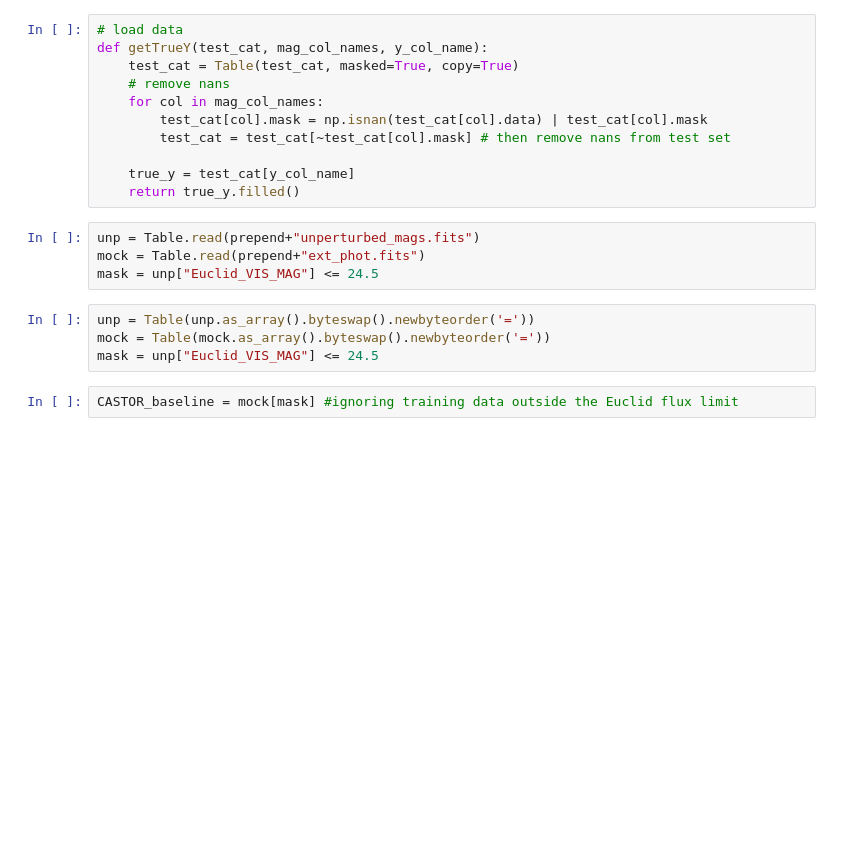
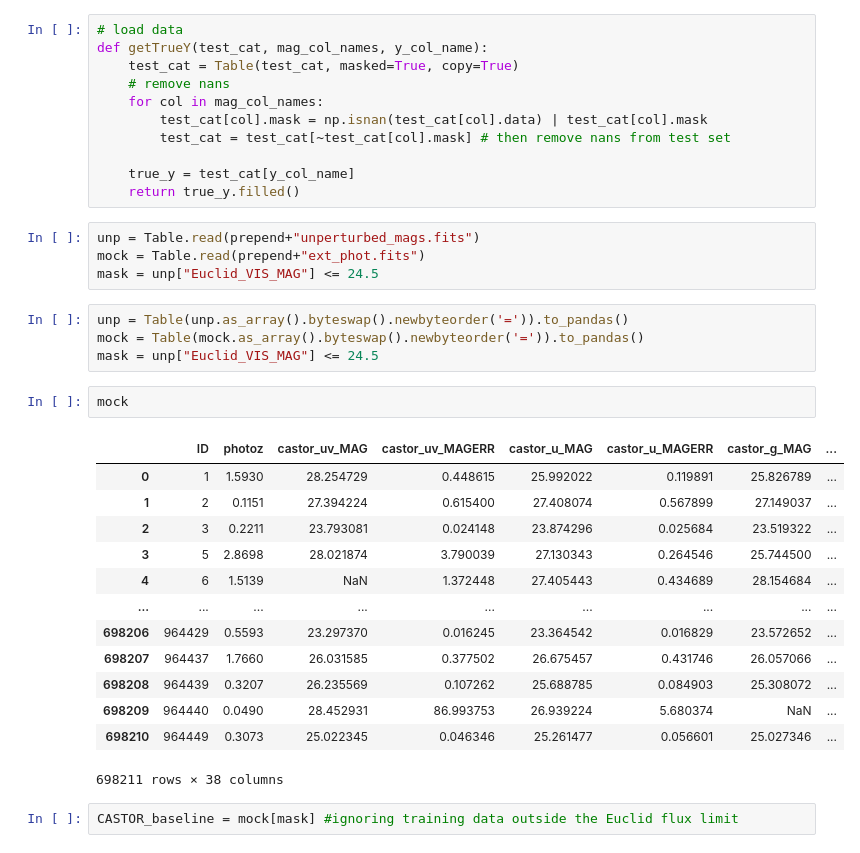
Before and after one commit to aimalz/CASTORpz, a Jupyter notebook: TheLastMetric.ipynb, the cells around one changed output. Cells and saved outputs as stored; diff of their text form; blank space fills up the shorter version.

Commit message:
debugging astropy tables

```diff
--- a/TheLastMetric.ipynb
+++ b/TheLastMetric.ipynb
@@ -61,9 +61,25 @@ unp = Table.read(prepend+"unperturbed_mags.fits")
 mock = Table.read(prepend+"ext_phot.fits")
 mask = unp["Euclid_VIS_MAG"] <= 24.5
 # %%
-unp = Table(unp.as_array().byteswap().newbyteorder('='))
-mock = Table(mock.as_array().byteswap().newbyteorder('='))
+unp = Table(unp.as_array().byteswap().newbyteorder('=')).to_pandas()
+mock = Table(mock.as_array().byteswap().newbyteorder('=')).to_pandas()
 mask = unp["Euclid_VIS_MAG"] <= 24.5
+# %%
+mock
+# %% [output]
+|  | ID | photoz | castor_uv_MAG | castor_uv_MAGERR | castor_u_MAG | castor_u_MAGERR | castor_g_MAG | ... |
+| 0 | 1 | 1.5930 | 28.254729 | 0.448615 | 25.992022 | 0.119891 | 25.826789 | ... |
+| 1 | 2 | 0.1151 | 27.394224 | 0.615400 | 27.408074 | 0.567899 | 27.149037 | ... |
+| 2 | 3 | 0.2211 | 23.793081 | 0.024148 | 23.874296 | 0.025684 | 23.519322 | ... |
+| 3 | 5 | 2.8698 | 28.021874 | 3.790039 | 27.130343 | 0.264546 | 25.744500 | ... |
+| 4 | 6 | 1.5139 | NaN | 1.372448 | 27.405443 | 0.434689 | 28.154684 | ... |
+| ... | ... | ... | ... | ... | ... | ... | ... | ... |
+| 698206 | 964429 | 0.5593 | 23.297370 | 0.016245 | 23.364542 | 0.016829 | 23.572652 | ... |
+| 698207 | 964437 | 1.7660 | 26.031585 | 0.377502 | 26.675457 | 0.431746 | 26.057066 | ... |
+| 698208 | 964439 | 0.3207 | 26.235569 | 0.107262 | 25.688785 | 0.084903 | 25.308072 | ... |
+| 698209 | 964440 | 0.0490 | 28.452931 | 86.993753 | 26.939224 | 5.680374 | NaN | ... |
+| 698210 | 964449 | 0.3073 | 25.022345 | 0.046346 | 25.261477 | 0.056601 | 25.027346 | ... |
+698211 rows × 38 columns
 # %%
 CASTOR_baseline = mock[mask] #ignoring training data outside the Euclid flux limit
 # %%
```
Also changed, not shown: parts of 11 cells of this notebook.
